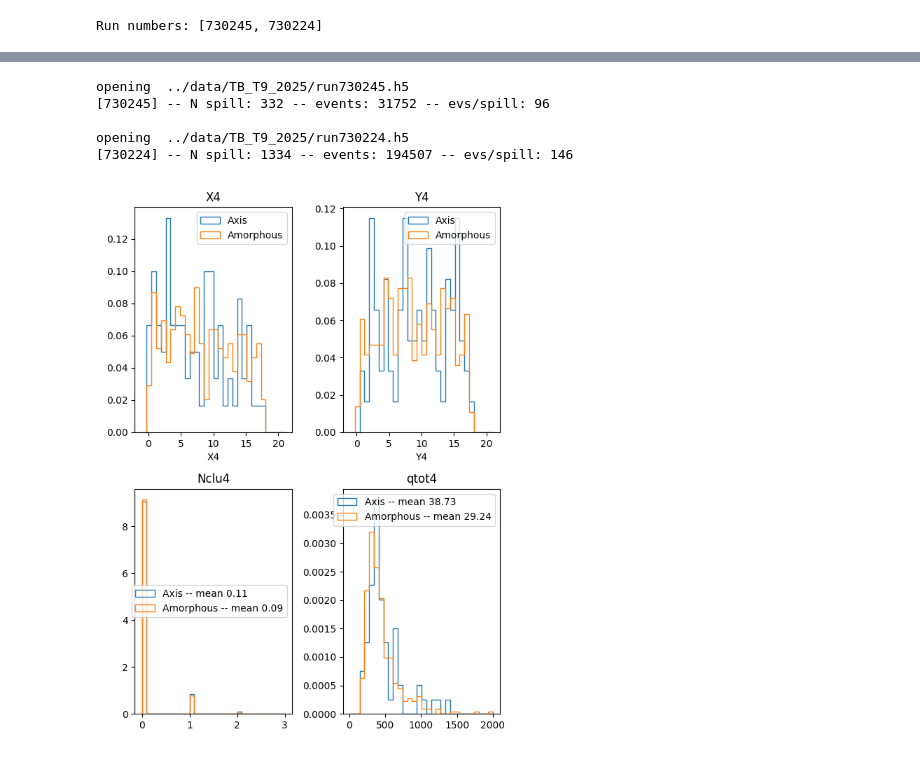
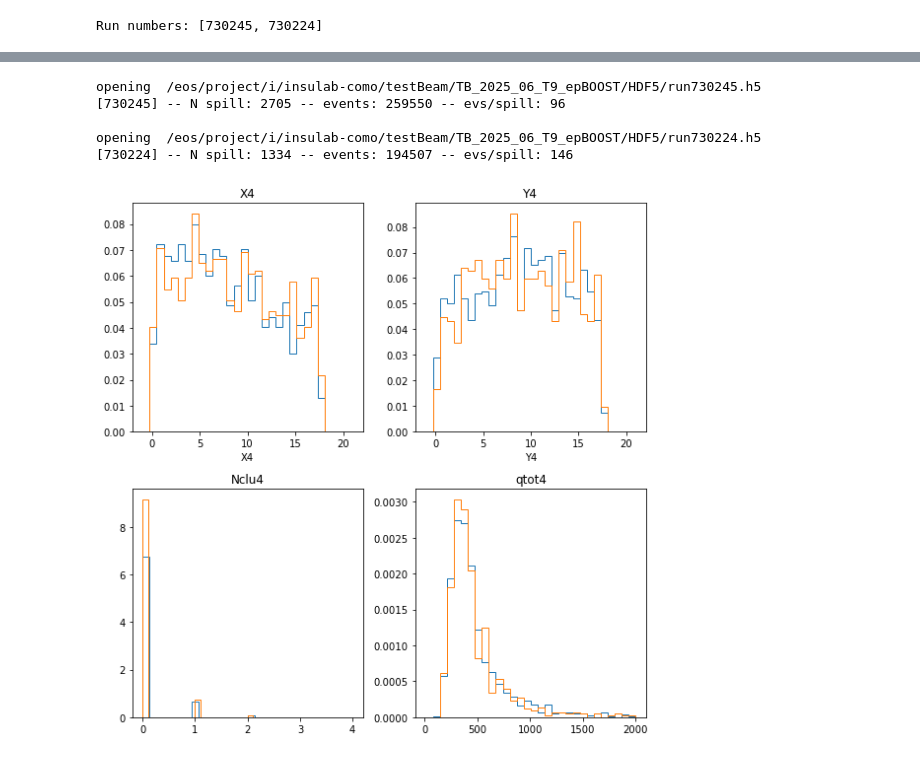
Before and after one commit to Ncanale/eplusBOOST_2025_T9, a Jupyter notebook: OM/compare_epBOOST.ipynb, the cells around one changed output, grey strips where cells are left out. Cells and saved outputs as stored; diff of their text form; code cells hidden in the pictures.

```diff
--- a/OM/compare_epBOOST.ipynb
+++ b/OM/compare_epBOOST.ipynb
@@ -139,11 +169,4 @@ Run numbers: [730245, 730224]
 # %%
-
-# x_cry_cut = [4.6, 4.9]
-# y_cry_cut = [4.7, 5.15]
-# if any(run in scan_number for run in [730223, 730224, 730227, 730225, 730228, 730229, 730230]):
-x_cry_cut = [4.6, 4.9]
-y_cry_cut = [4.7, 5.15]
-
 isrot = False
 iscrad = True
 opt_hist = dict(histtype='step', linewidth=1.5)
@@ -151,8 +174,8 @@ opt_hist = dict(histtype='step', linewidth=1.5)
 fig, axs = plt.subplots(2, 3, figsize=(14, 8), sharey=False)
 axs = axs.flatten()  # Makes indexing easier (axs[0] to axs[5])
 
-for run in scan_number:
-    xpos,x1, y1, x2, y2, x3, y3, xcry, ycry, ph_calo_photon, ph_cherry1, \
+for j, run in enumerate(scan_number):
+    xpos, x1, y1, x2, y2, x3, y3, xcry, ycry, ph_calo_photon, ph_cherry1, \
     theta_x_in, theta_y_in, theta_x_out, theta_y_out, tm, qtot, nclu, info_plus, xinfo = file_loader(run)
 
     if iscrad:
@@ -173,11 +196,11 @@ for run in scan_number:
         if np.sum(logi) == 0:
             continue
 
-        axs[0].hist(ph_calo_photon[logi], bins=20, range=(0, 3000), label=f'Step {step:.0f} -- {np.mean(ph_calo_photon[logi]):.2f}', density=True, **opt_hist)
-        axs[1].hist(qtot[:, 0][logi], bins=50, range=(0, 5000), label=f'Step {step:.0f} -- {np.mean(qtot[:, 0][logi]):.2f}', density=True, **opt_hist)
-        axs[2].hist(nclu[:, 0][logi], bins=50, label=f'Step {step:.0f} -- {np.mean(nclu[:, 0][logi]):.2f}', density=True, **opt_hist)
-        axs[3].hist(x3[logi], bins=20,range = (4,6), label=f'Step {step:.0f}', density=True, **opt_hist)
-        axs[4].hist(y3[logi], bins=20,range = (4,6), label=f'Step {step:.0f}', density=True, **opt_hist)
+        axs[0].hist(ph_calo_photon[logi], bins=20, range=(0, 3000), label=f'{label_scan[j]} -- mean {np.mean(ph_calo_photon[logi]):.2f}', density=True, **opt_hist)
+        axs[1].hist(qtot[:, 0][logi], bins=50, range=(0, 40000), label=f'{label_scan[j]} -- mean {np.mean(qtot[:, 0][logi]):.2f}', density=True, **opt_hist)
+        axs[2].hist(nclu[:, 0][logi], bins=50, label=f'{label_scan[j]} -- mean {np.mean(nclu[:, 0][logi]):.2f}', density=True, **opt_hist)
+        axs[3].hist(x3[logi], bins=20,range = (4,6), label=f'{label_scan[j]}',  density=True, **opt_hist)
+        axs[4].hist(y3[logi], bins=20,range = (4,6), label=f'{label_scan[j]}',  density=True, **opt_hist)
 
 # Titoli
 axs[0].set_title(f'scan: {scan_number[0]}–{scan_number[-1]}\nCalo Photon PH')
@@ -208,43 +231,41 @@ unique step values [-29151.014]
 # %%
-fig, ax = plt.subplots(2,2, figsize = (6,8))
+fig, ax = plt.subplots(2,2, figsize = (8,8))
 iWantDensity = True
-for i, run in enumerate(scan_number):
+for run in scan_number:
     if run >730198:
         xpos, x1, y1, x2, y2, x3, y3, xcry, ycry, ph_calo_photon, ph_cherry1, \
         theta_x_in, theta_y_in, theta_x_out, theta_y_out, tm, qtot, nclu, info_plus, xinfo = file_loader(run)
 
         mask = (ph_cherry1 > th_cherry1) & \
            (xcry > x_cry_cut[0]) & (xcry < x_cry_cut[1]) & \
            (ycry > y_cry_cut[0]) & (ycry < y_cry_cut[1])
         ax = ax.flatten()
         x4 = xpos[:,6]
         y4 = xpos[:,7]
 
 
-        ax[0].hist(x4[mask], bins = 30, range = (-1,21), histtype = 'step', density = iWantDensity, label = label_scan[i])
+        ax[0].hist(x4[mask], bins = 30, range = (-1,21), histtype = 'step', density = iWantDensity)
         ax[0].set_title('X4')
         ax[0].set_xlabel('X4')
-        ax[1].hist(y4[mask], bins = 30, range = (-1,21), histtype = 'step', density = iWantDensity,label = label_scan[i])
+        ax[1].hist(y4[mask], bins = 30, range = (-1,21), histtype = 'step', density = iWantDensity)
         ax[1].set_title('Y4')
         ax[1].set_xlabel('Y4')
 
         ax[2].hist(nclu[:,2][mask], bins = 30, histtype = 'step', density = iWantDensity,label = f'{label_scan[i]} -- mean {np.mean(nclu[:,2][mask]):.2f}')
         # ax[2].hist(nclu[:,3][mask], bins = 30, histtype = 'step')
         ax[2].set_title('Nclu4')
 
-        ax[3].hist(qtot[:,2][mask], bins = 30, range = (10,2000), histtype = 'step', density = iWantDensity, label = f'{label_scan[i]} -- mean {np.mean(qtot[:,2][mask]):.2f}')
+        ax[3].hist(qtot[:,2][mask], bins = 30, range = (10,2000), histtype = 'step', density = iWantDensity,label = f'{label_scan[i]} -- mean {np.mean(qtot[:,2][mask]):.2f}')
         # ax[3].hist(qtot[:,3][mask], bins = 30, range = (10,2000), histtype = 'step')
         ax[3].set_title('qtot4')
 
-for a in ax:
-    a.legend()
 
 plt.tight_layout()
 plt.show()
 # %% [output]
-opening  ../data/TB_T9_2025/run730245.h5
-[730245] -- N spill: 332 -- events: 31752 -- evs/spill: 96
+opening  /eos/project/i/insulab-como/testBeam/TB_2025_06_T9_epBOOST/HDF5/run730245.h5
+[730245] -- N spill: 2705 -- events: 259550 -- evs/spill: 96
 
-opening  ../data/TB_T9_2025/run730224.h5
+opening  /eos/project/i/insulab-como/testBeam/TB_2025_06_T9_epBOOST/HDF5/run730224.h5
 [730224] -- N spill: 1334 -- events: 194507 -- evs/spill: 146
-[figure, old version]
+[figure, new version]
```
Also changed, not shown: parts of 3 cells of this notebook, 2 other files.
